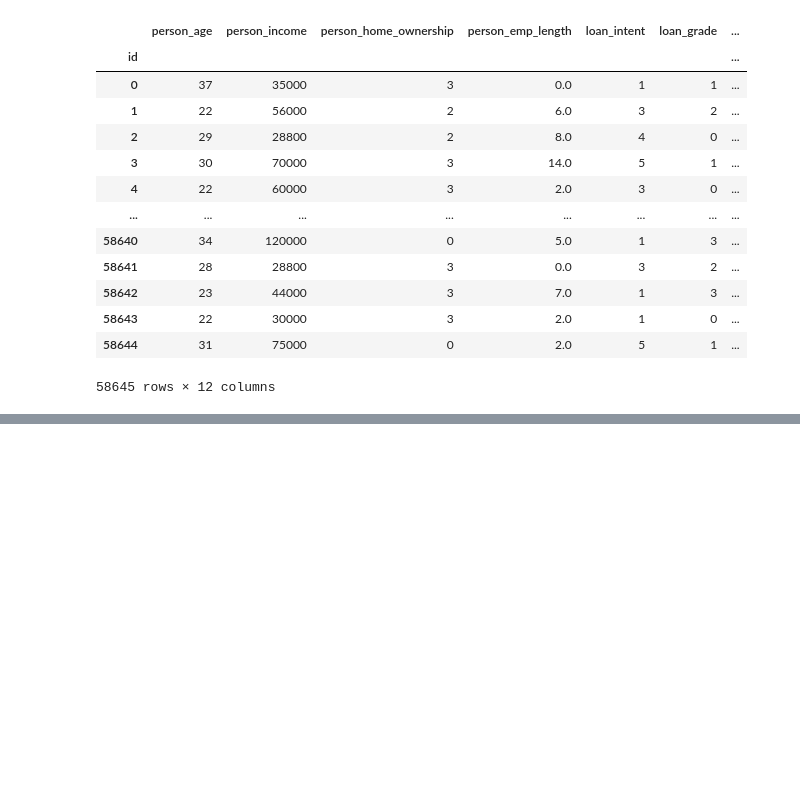
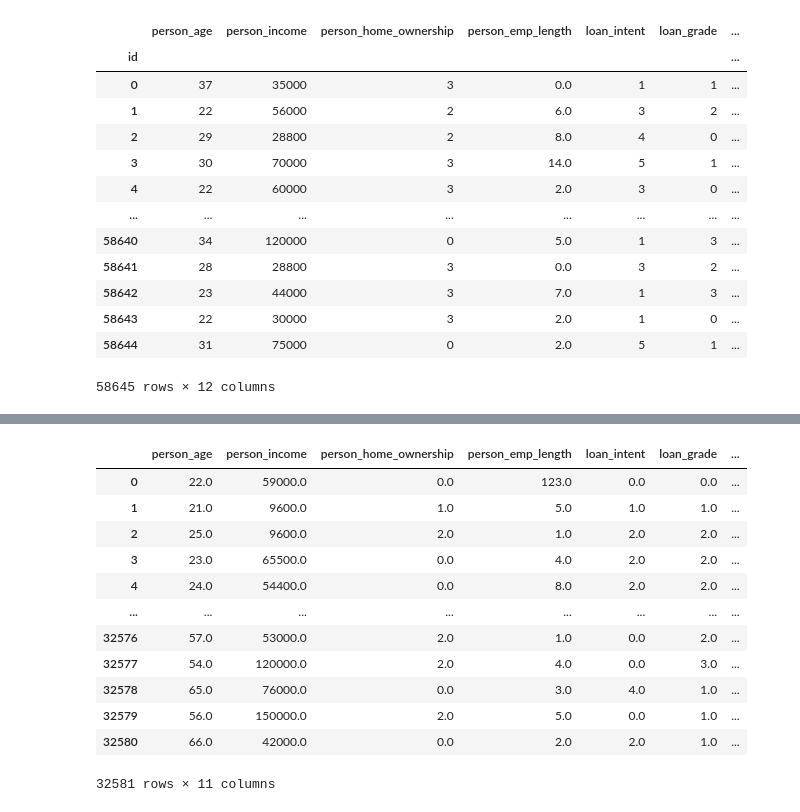
Before and after one commit to clover-minjung/kaggle_copy, a Jupyter notebook: loan_approval_prediction.ipynb, the cells around one changed output, grey strips where cells are left out. Cells and saved outputs as stored; diff of their text form; code cells hidden in the pictures; blank space fills up the shorter version.

```diff
--- a/loan_approval_prediction.ipynb
+++ b/loan_approval_prediction.ipynb
@@ -232,0 +283,20 @@ plt.show()
+# %%
+# target 제외한 모든 컬럼 추출
+columns_to_impute = [col for col in original.columns if col not in ['loan_status', 'original']]
+
+# 수치형, 범주형 컬럼 추출
+numeric_columns = original[columns_to_impute].select_dtypes(include=['float64', 'int64']).columns
+categorical_columns = original[columns_to_impute].select_dtypes(include=['object']).columns
+
+# 컬럼 복사
+df_imputed = original[columns_to_impute].copy()
+
+# 빈 딕셔너리 생성 - 범주형 값 매핑 정보 저장
+category_mappings = {}
+
+# 범주형 컬럼 수치형으로 변환
+for col in categorical_columns:
+    # 범주형 컬럼의 고유값과 인덱스를 딕셔너리로 생성
+    category_mappings[col] = {v:k for k,v in enumerate(df_imputed[col].unique())}
+    # 범주형 컬럼의 값을 딕셔너리 인덱스로 변환
+    df_imputed[col] = df_imputed[col].map(category_mappings[col])
@@ -232,0 +315,25 @@ plt.show()
+# %%
+# 결측치 처리 모델 생성
+imputer = IterativeImputer(estimator=EnsembleRegressor(), max_iter=10, random_state=0)
+
+# 결측치 처리
+imputed_data = imputer.fit_transform(df_imputed)
+
+# 결측치 처리 결과를 데이터프레임으로 생성
+df_result = pd.DataFrame(imputed_data, columns=df_imputed.columns)
+# %%
+display(df_result)
+# %% [output]
+|  | person_age | person_income | person_home_ownership | person_emp_length | loan_intent | loan_grade | ... |
+| 0 | 22.0 | 59000.0 | 0.0 | 123.0 | 0.0 | 0.0 | ... |
+| 1 | 21.0 | 9600.0 | 1.0 | 5.0 | 1.0 | 1.0 | ... |
+| 2 | 25.0 | 9600.0 | 2.0 | 1.0 | 2.0 | 2.0 | ... |
+| 3 | 23.0 | 65500.0 | 0.0 | 4.0 | 2.0 | 2.0 | ... |
+| 4 | 24.0 | 54400.0 | 0.0 | 8.0 | 2.0 | 2.0 | ... |
+| ... | ... | ... | ... | ... | ... | ... | ... |
+| 32576 | 57.0 | 53000.0 | 2.0 | 1.0 | 0.0 | 2.0 | ... |
+| 32577 | 54.0 | 120000.0 | 2.0 | 4.0 | 0.0 | 3.0 | ... |
+| 32578 | 65.0 | 76000.0 | 0.0 | 3.0 | 4.0 | 1.0 | ... |
+| 32579 | 56.0 | 150000.0 | 2.0 | 5.0 | 0.0 | 1.0 | ... |
+| 32580 | 66.0 | 42000.0 | 0.0 | 2.0 | 2.0 | 1.0 | ... |
+32581 rows × 11 columns
```
Also changed, not shown: parts of 12 cells of this notebook.
